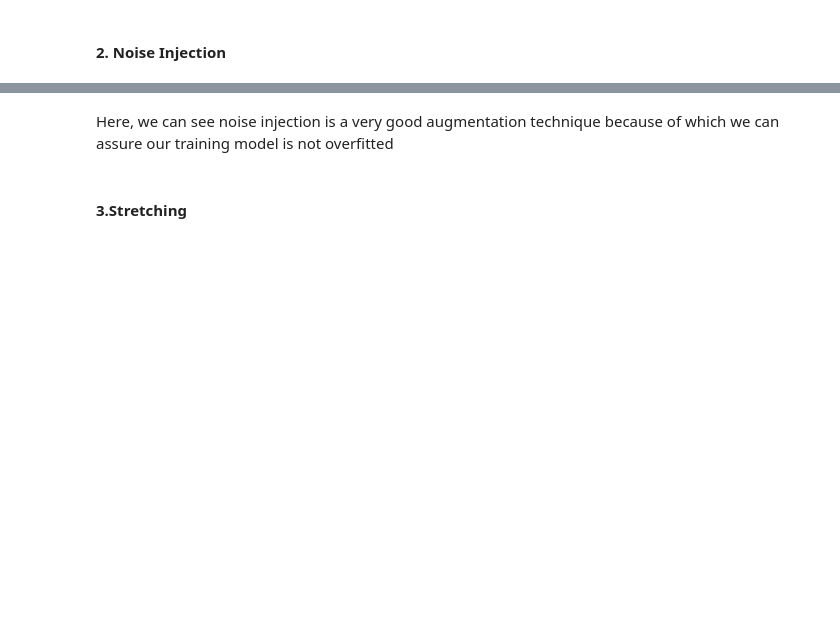
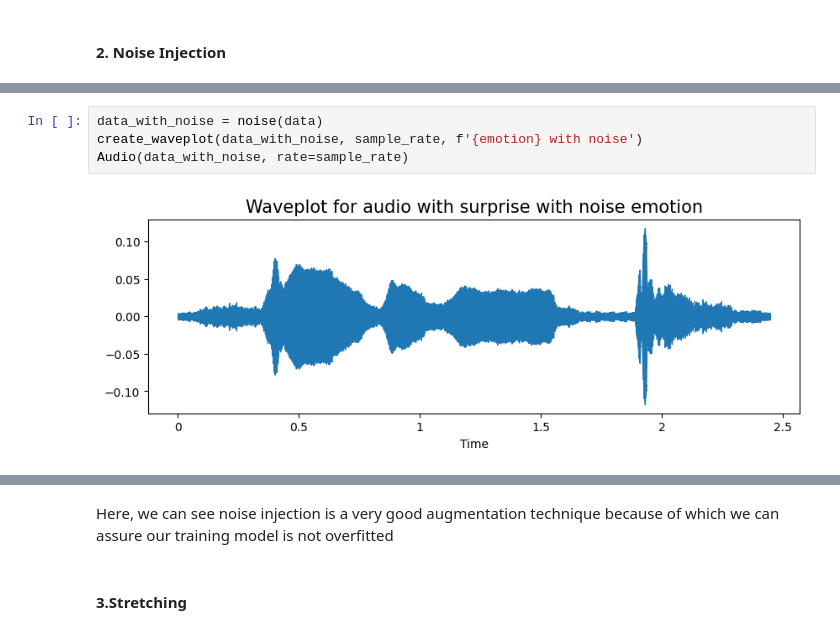
Before and after one commit to whoisorioki/Zidio-Internship, a Jupyter notebook: Notebooks/Speech_Emotion_Recognition (1).ipynb, the cells around one changed output, grey strips where cells are left out. Saved outputs shown, nothing was run; the diff lists cells and outputs as text; blank space fills up the shorter version.

```diff
--- a/Notebooks/Speech_Emotion_Recognition (1).ipynb
+++ b/Notebooks/Speech_Emotion_Recognition (1).ipynb
@@ -219,0 +241,6 @@ Audio(x, rate=sample_rate)
+# %%
+data_with_noise = noise(data)
+create_waveplot(data_with_noise, sample_rate, f'{emotion} with noise')
+Audio(data_with_noise, rate=sample_rate)
+# %% [output]
+[figure, added]
```
Also changed, not shown: parts of 31 cells of this notebook, 1 other file.
